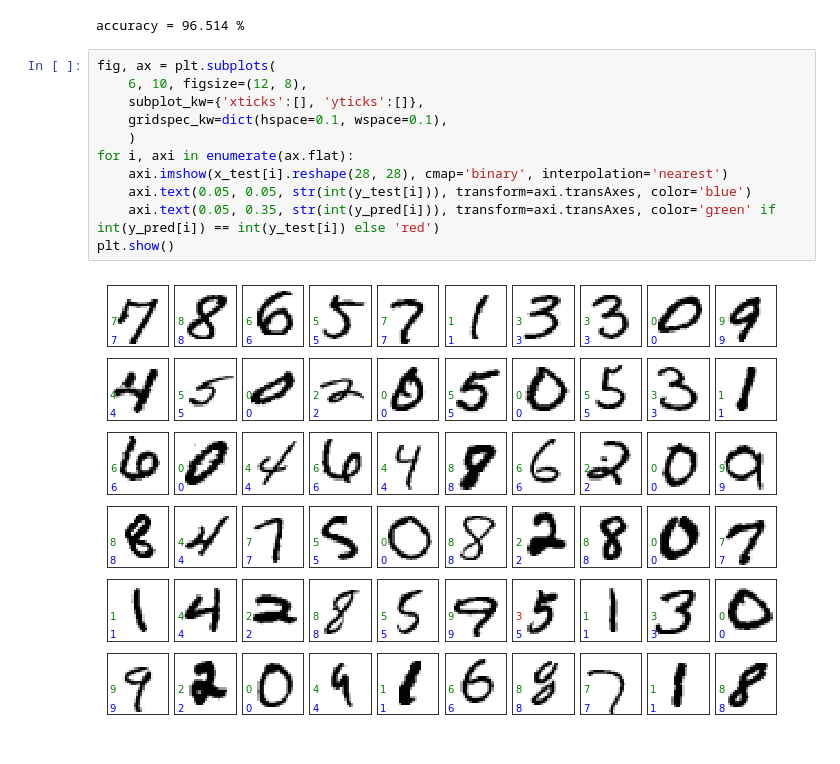
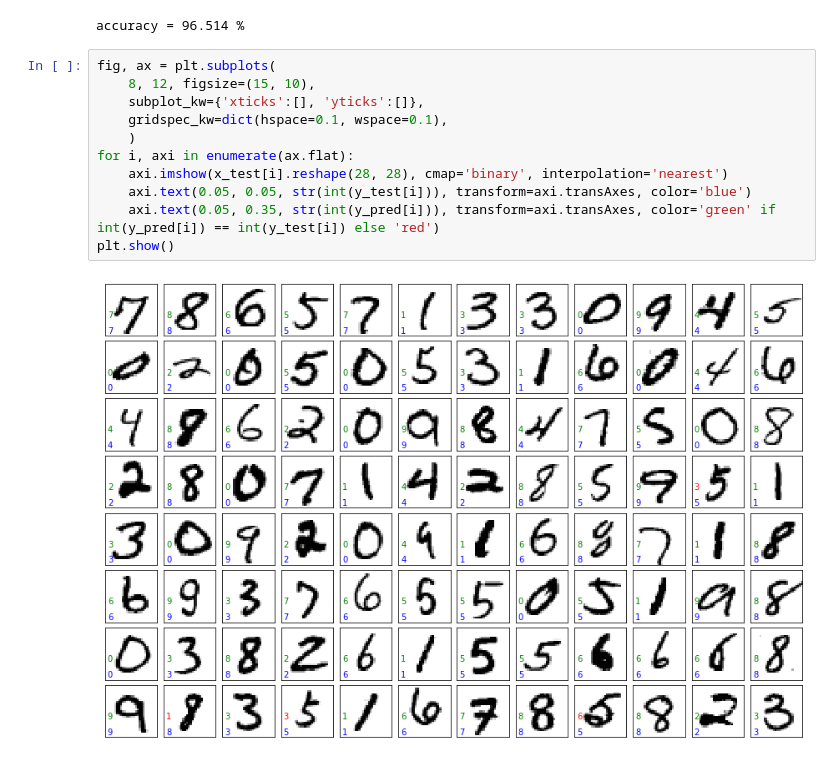
Before and after one commit to King-Sathaporn/Python_Machine_Learning, a Jupyter notebook: MLP/mlp_classify_mnist.ipynb, the cells around one changed output. Saved outputs shown, nothing was run; the diff lists cells and outputs as text.

```diff
--- a/MLP/mlp_classify_mnist.ipynb
+++ b/MLP/mlp_classify_mnist.ipynb
@@ -62,14 +62,14 @@ print("accuracy = %.3f" %accuracy,"%")
 accuracy = 96.514 %
 # %%
 fig, ax = plt.subplots(
-    6, 10, figsize=(12, 8),
+    8, 12, figsize=(15, 10),
     subplot_kw={'xticks':[], 'yticks':[]},
     gridspec_kw=dict(hspace=0.1, wspace=0.1),
     )
 for i, axi in enumerate(ax.flat):
     axi.imshow(x_test[i].reshape(28, 28), cmap='binary', interpolation='nearest')
     axi.text(0.05, 0.05, str(int(y_test[i])), transform=axi.transAxes, color='blue')
     axi.text(0.05, 0.35, str(int(y_pred[i])), transform=axi.transAxes, color='green' if int(y_pred[i]) == int(y_test[i]) else 'red')
 plt.show()
 # %% [output]
-[figure, old version]
+[figure, new version]
```
